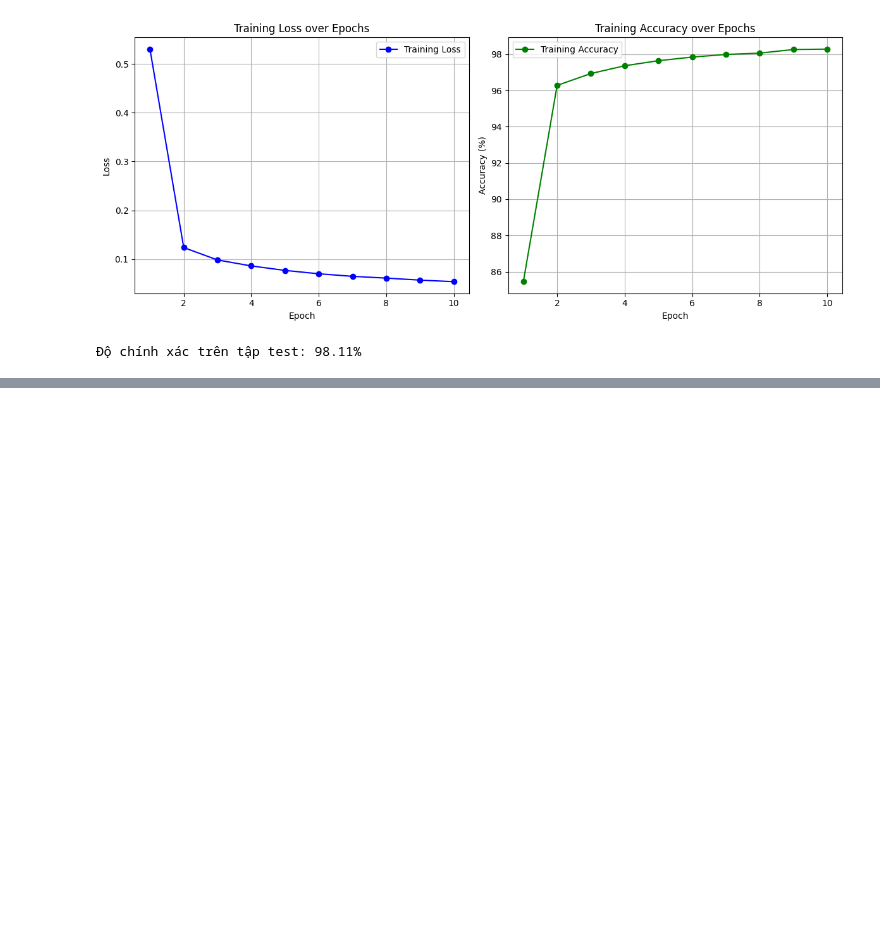
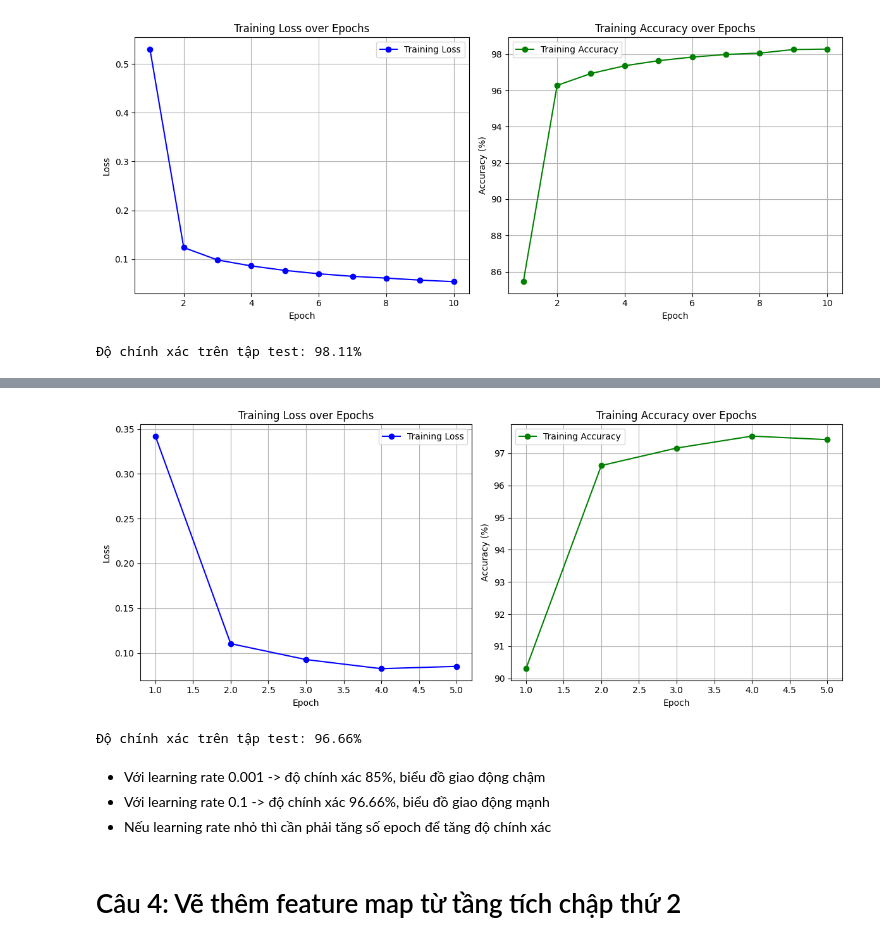
Before and after one commit to Kanvad/Deep_Learning, a Jupyter notebook: Lab5/baitapvenha.ipynb, the cells around one changed output, grey strips where cells are left out. Saved outputs shown, nothing was run; the diff lists cells and outputs as text; code cells hidden in the pictures; blank space fills up the shorter version.

```diff
--- a/Lab5/baitapvenha.ipynb
+++ b/Lab5/baitapvenha.ipynb
@@ -283,0 +396,5 @@ print(f"Độ chính xác trên tập test: {100 * correct / total:.2f}%")  # T
+# %%
+# Khởi tạo mô hình
+model = MNIST_CNN()  # Tạo một instance của lớp MNIST_CNN
+criterion = nn.CrossEntropyLoss()  # Định nghĩa hàm mất mát CrossEntropy (dùng cho phân loại nhiều lớp)
+optimizer = optim.SGD(model.parameters(), lr=0.1, momentum=0.9)  # Dùng SGD với learning rate 0.01 và momentum 0.9 để tối ưu
@@ -283,0 +460,44 @@ print(f"Độ chính xác trên tập test: {100 * correct / total:.2f}%")  # T
+# %%
+plt.figure(figsize=(12, 5))
+
+# Biểu đồ Loss
+plt.subplot(1, 2, 1)
+plt.plot(range(1, 6), loss_values, marker='o', color='b', label='Training Loss')
+plt.title('Training Loss over Epochs')
+plt.xlabel('Epoch')
+plt.ylabel('Loss')
+plt.grid(True)
+plt.legend()
+
+# Biểu đồ Accuracy
+plt.subplot(1, 2, 2)
+plt.plot(range(1, 6), accuracy_values, marker='o', color='g', label='Training Accuracy')
+plt.title('Training Accuracy over Epochs')
+plt.xlabel('Epoch')
+plt.ylabel('Accuracy (%)')
+plt.grid(True)
+plt.legend()
+
+plt.tight_layout()
+plt.show()
+# %% [output]
+[figure, added]
+# %%
+correct = 0  # Đếm số dự đoán đúng
+total = 0  # Đếm tổng số mẫu
+with torch.no_grad():  # Tắt tính gradient vì chỉ đánh giá, không huấn luyện
+    for images, labels in test_loader:  # Lặp qua từng batch trong tập kiểm tra
+        images, labels = images.to(device), labels.to(device)  # Chuyển dữ liệu sang GPU/CPU
+        outputs = model(images)  # Dự đoán trên batch ảnh
+        _, predicted = torch.max(outputs.data, 1)  # Lấy chỉ số lớp có giá trị lớn nhất (dự đoán)
+        total += labels.size(0)  # Cộng số mẫu trong batch vào tổng
+        correct += (predicted == labels).sum().item()  # Cộng số dự đoán đúng
+print(f"Độ chính xác trên tập test: {100 * correct / total:.2f}%")  # Tính và in độ chính xác (%)
+# %% [output]
+Độ chính xác trên tập test: 96.66%
+# %% [markdown]
+- Với learning rate 0.001 -> độ chính xác 85%, biểu đồ giao động chậm
+- Với learning rate 0.1 -> độ chính xác 96.66%, biểu đồ giao động mạnh
+- Nếu learning rate nhỏ thì cần phải tăng số epoch để tăng độ chính xác
+# %% [markdown]
+# Câu 4: Vẽ thêm feature map từ tầng tích chập thứ 2
```
Also changed, not shown: parts of 12 cells of this notebook, 1 other file.
